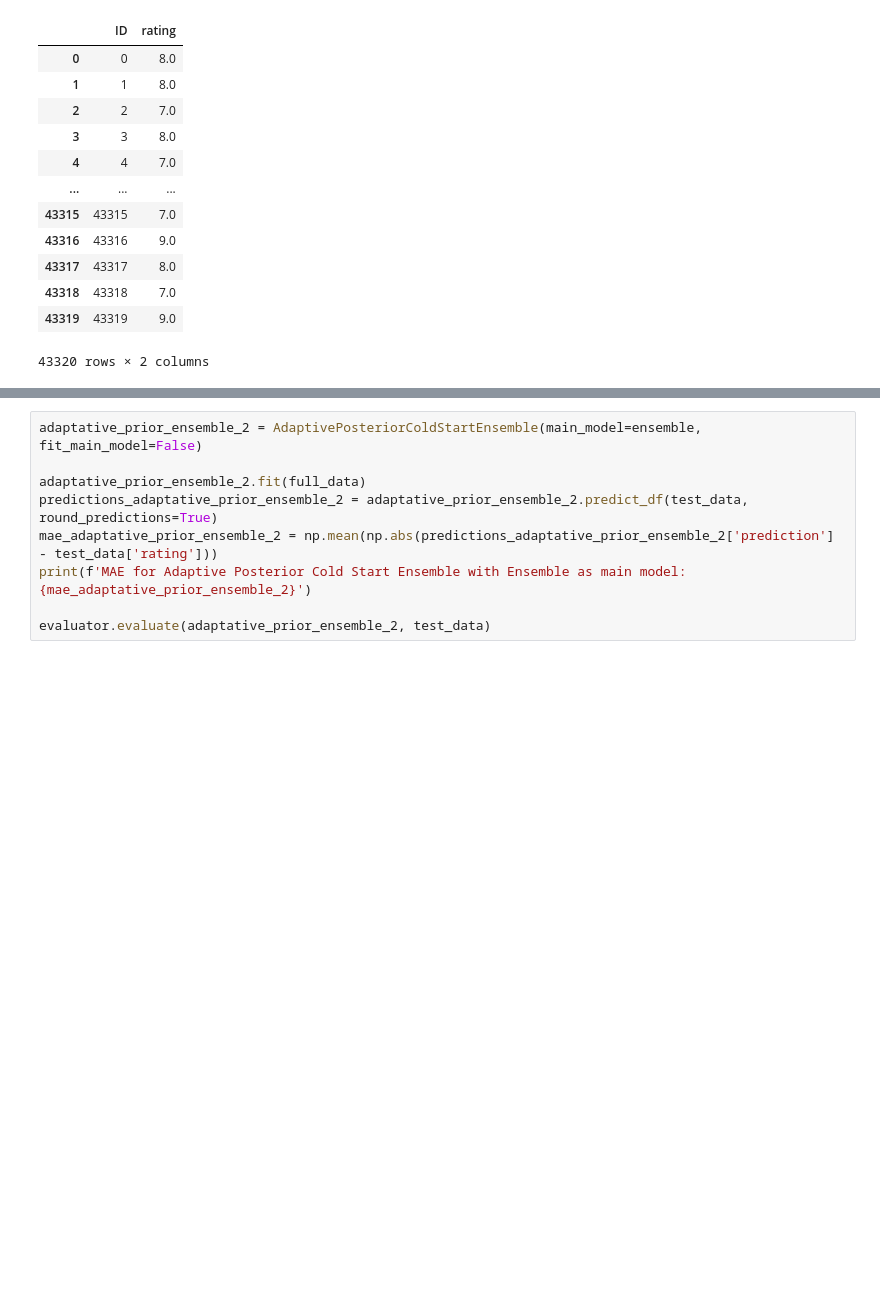
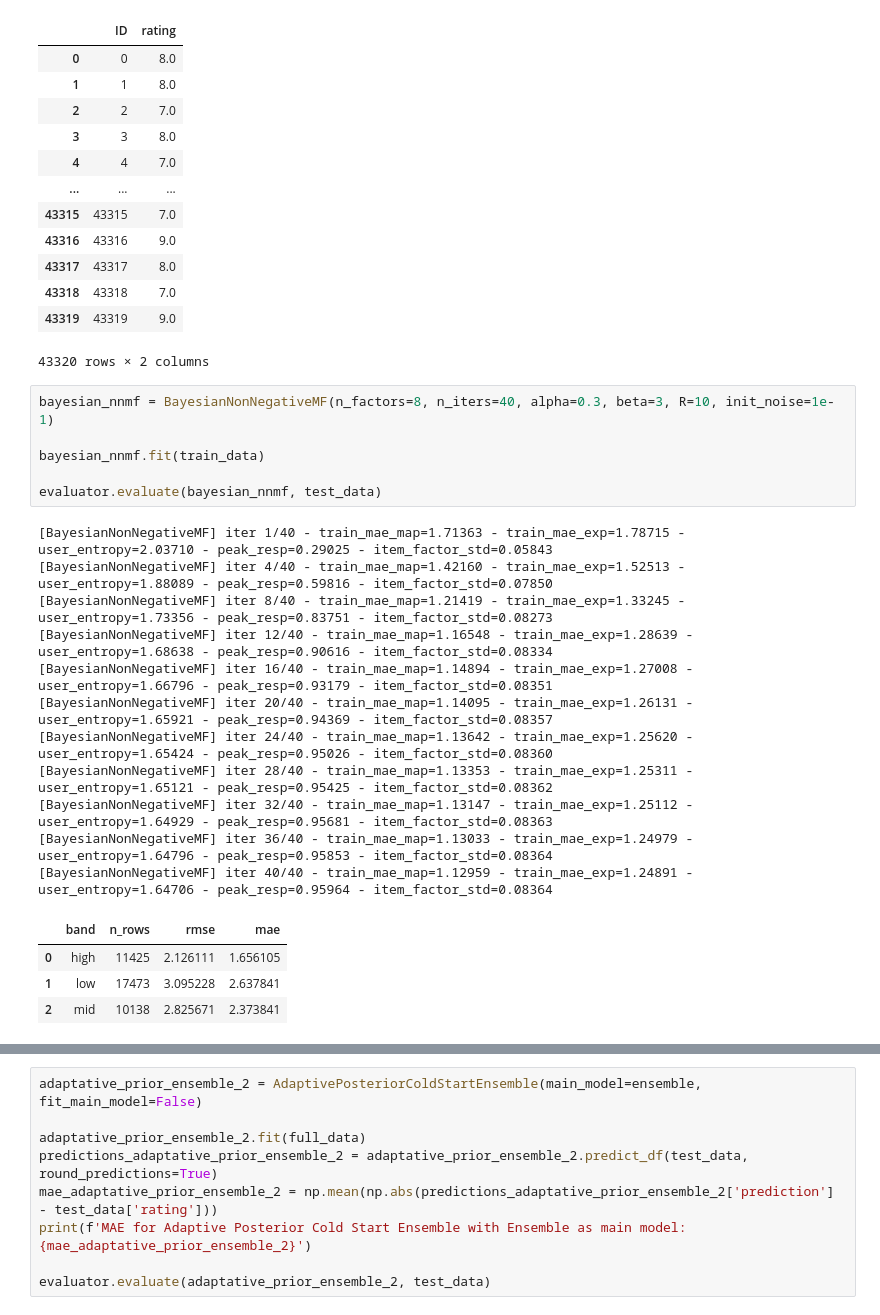
Before and after one commit to Mariogarber/recomendation-system, a Jupyter notebook: colaborative-filtering/hiperparameter.ipynb, the cells around one changed output, grey strips where cells are left out. Saved outputs shown, nothing was run; the diff lists cells and outputs as text; blank space fills up the shorter version.

```diff
--- a/colaborative-filtering/hiperparameter.ipynb
+++ b/colaborative-filtering/hiperparameter.ipynb
@@ -461,3 +461,25 @@ Predictions saved to ../data/solution_ensemble_2.csv. Number of errors: 0
 | 43318 | 43318 | 7.0 |
 | 43319 | 43319 | 9.0 |
 43320 rows × 2 columns
+# %%
+bayesian_nnmf = BayesianNonNegativeMF(n_factors=8, n_iters=40, alpha=0.3, beta=3, R=10, init_noise=1e-1)
+
+bayesian_nnmf.fit(train_data)
+
+evaluator.evaluate(bayesian_nnmf, test_data)
+# %% [output]
+[BayesianNonNegativeMF] iter 1/40 - train_mae_map=1.71363 - train_mae_exp=1.78715 - user_entropy=2.03710 - peak_resp=0.29025 - item_factor_std=0.05843
+[BayesianNonNegativeMF] iter 4/40 - train_mae_map=1.42160 - train_mae_exp=1.52513 - user_entropy=1.88089 - peak_resp=0.59816 - item_factor_std=0.07850
+[BayesianNonNegativeMF] iter 8/40 - train_mae_map=1.21419 - train_mae_exp=1.33245 - user_entropy=1.73356 - peak_resp=0.83751 - item_factor_std=0.08273
+[BayesianNonNegativeMF] iter 12/40 - train_mae_map=1.16548 - train_mae_exp=1.28639 - user_entropy=1.68638 - peak_resp=0.90616 - item_factor_std=0.08334
+[BayesianNonNegativeMF] iter 16/40 - train_mae_map=1.14894 - train_mae_exp=1.27008 - user_entropy=1.66796 - peak_resp=0.93179 - item_factor_std=0.08351
+[BayesianNonNegativeMF] iter 20/40 - train_mae_map=1.14095 - train_mae_exp=1.26131 - user_entropy=1.65921 - peak_resp=0.94369 - item_factor_std=0.08357
+[BayesianNonNegativeMF] iter 24/40 - train_mae_map=1.13642 - train_mae_exp=1.25620 - user_entropy=1.65424 - peak_resp=0.95026 - item_factor_std=0.08360
+[BayesianNonNegativeMF] iter 28/40 - train_mae_map=1.13353 - train_mae_exp=1.25311 - user_entropy=1.65121 - peak_resp=0.95425 - item_factor_std=0.08362
+[BayesianNonNegativeMF] iter 32/40 - train_mae_map=1.13147 - train_mae_exp=1.25112 - user_entropy=1.64929 - peak_resp=0.95681 - item_factor_std=0.08363
+[BayesianNonNegativeMF] iter 36/40 - train_mae_map=1.13033 - train_mae_exp=1.24979 - user_entropy=1.64796 - peak_resp=0.95853 - item_factor_std=0.08364
+[BayesianNonNegativeMF] iter 40/40 - train_mae_map=1.12959 - train_mae_exp=1.24891 - user_entropy=1.64706 - peak_resp=0.95964 - item_factor_std=0.08364
+|  | band | n_rows | rmse | mae |
+| 0 | high | 11425 | 2.126111 | 1.656105 |
+| 1 | low | 17473 | 3.095228 | 2.637841 |
+| 2 | mid | 10138 | 2.825671 | 2.373841 |
```
Also changed, not shown: parts of 8 cells of this notebook, 2 other files.
